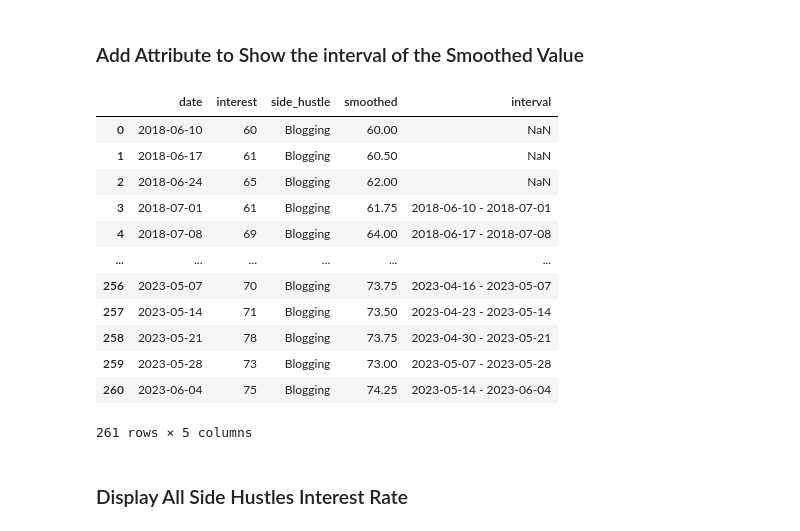
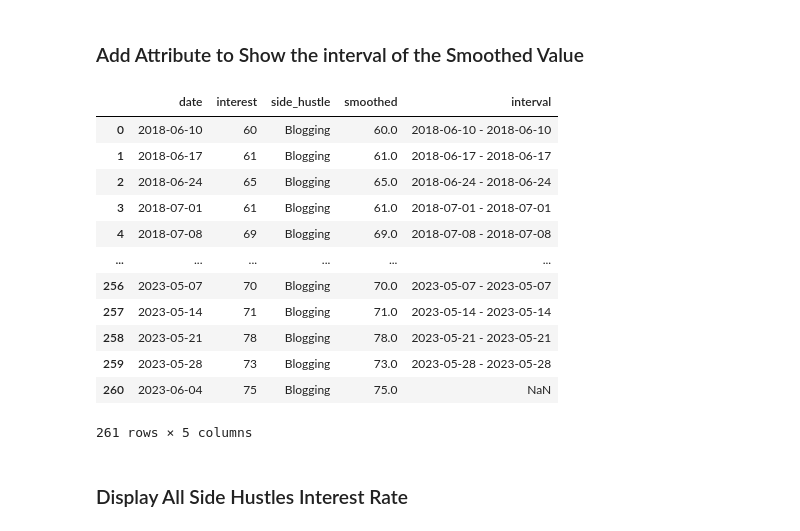
Before and after one commit to Chrystalia/sidehustle-analysis, a Jupyter notebook: analysis.ipynb, the cells around one changed output. Saved outputs shown, nothing was run; the diff lists cells and outputs as text; code cells hidden in the pictures.

Commit message:
Fixed Interest Rate Interval

```diff
--- a/analysis.ipynb
+++ b/analysis.ipynb
@@ -324,26 +324,29 @@ time_df2
 # %% [markdown]
 ### Add Attribute to Show the interval of the Smoothed Value
 # %%
+pd.reset_option('.max_rows')
+# pd.set_option('display.max_rows', None)
+window_ = 1
 df = time_df.copy()
 df = df[df['side_hustle'] == 'Blogging']
-df['smoothed'] = df['interest'].rolling(window=4, min_periods=1).mean()
+df['smoothed'] = df['interest'].rolling(window=window_, min_periods=1).mean()
 df['date'] = pd.to_datetime(df['date']).dt.date
-for i in range(3, len(df)):
-    df.loc[i, 'interval'] = f"{df['date'].iloc[i-3]} - {df['date'].iloc[i]}"
+for i in range(window_, len(df)):
+    df.loc[i-1, 'interval'] = f"{df['date'].iloc[i-window_]} - {df['date'].iloc[i-1]}"
 df
 # %% [output]
 |  | date | interest | side_hustle | smoothed | interval |
-| 0 | 2018-06-10 | 60 | Blogging | 60.00 | NaN |
-| 1 | 2018-06-17 | 61 | Blogging | 60.50 | NaN |
-| 2 | 2018-06-24 | 65 | Blogging | 62.00 | NaN |
-| 3 | 2018-07-01 | 61 | Blogging | 61.75 | 2018-06-10 - 2018-07-01 |
-| 4 | 2018-07-08 | 69 | Blogging | 64.00 | 2018-06-17 - 2018-07-08 |
+| 0 | 2018-06-10 | 60 | Blogging | 60.0 | 2018-06-10 - 2018-06-10 |
+| 1 | 2018-06-17 | 61 | Blogging | 61.0 | 2018-06-17 - 2018-06-17 |
+| 2 | 2018-06-24 | 65 | Blogging | 65.0 | 2018-06-24 - 2018-06-24 |
+| 3 | 2018-07-01 | 61 | Blogging | 61.0 | 2018-07-01 - 2018-07-01 |
+| 4 | 2018-07-08 | 69 | Blogging | 69.0 | 2018-07-08 - 2018-07-08 |
 | ... | ... | ... | ... | ... | ... |
-| 256 | 2023-05-07 | 70 | Blogging | 73.75 | 2023-04-16 - 2023-05-07 |
-| 257 | 2023-05-14 | 71 | Blogging | 73.50 | 2023-04-23 - 2023-05-14 |
-| 258 | 2023-05-21 | 78 | Blogging | 73.75 | 2023-04-30 - 2023-05-21 |
-| 259 | 2023-05-28 | 73 | Blogging | 73.00 | 2023-05-07 - 2023-05-28 |
-| 260 | 2023-06-04 | 75 | Blogging | 74.25 | 2023-05-14 - 2023-06-04 |
+| 256 | 2023-05-07 | 70 | Blogging | 70.0 | 2023-05-07 - 2023-05-07 |
+| 257 | 2023-05-14 | 71 | Blogging | 71.0 | 2023-05-14 - 2023-05-14 |
+| 258 | 2023-05-21 | 78 | Blogging | 78.0 | 2023-05-21 - 2023-05-21 |
+| 259 | 2023-05-28 | 73 | Blogging | 73.0 | 2023-05-28 - 2023-05-28 |
+| 260 | 2023-06-04 | 75 | Blogging | 75.0 | NaN |
 261 rows × 5 columns
 # %% [markdown]
 ### Display All Side Hustles Interest Rate
```
Also changed, not shown: parts of 2 cells of this notebook, 11 other files.
